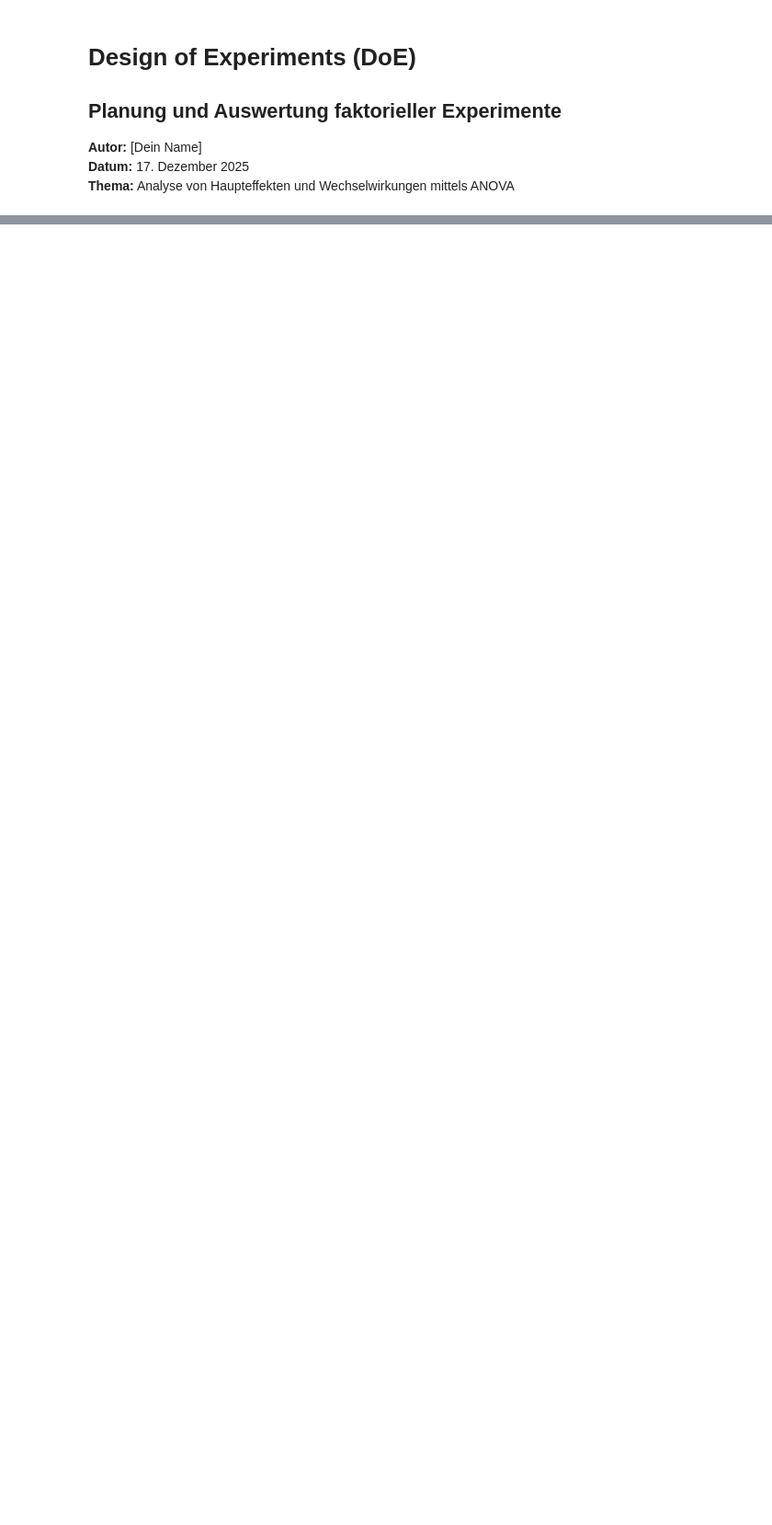
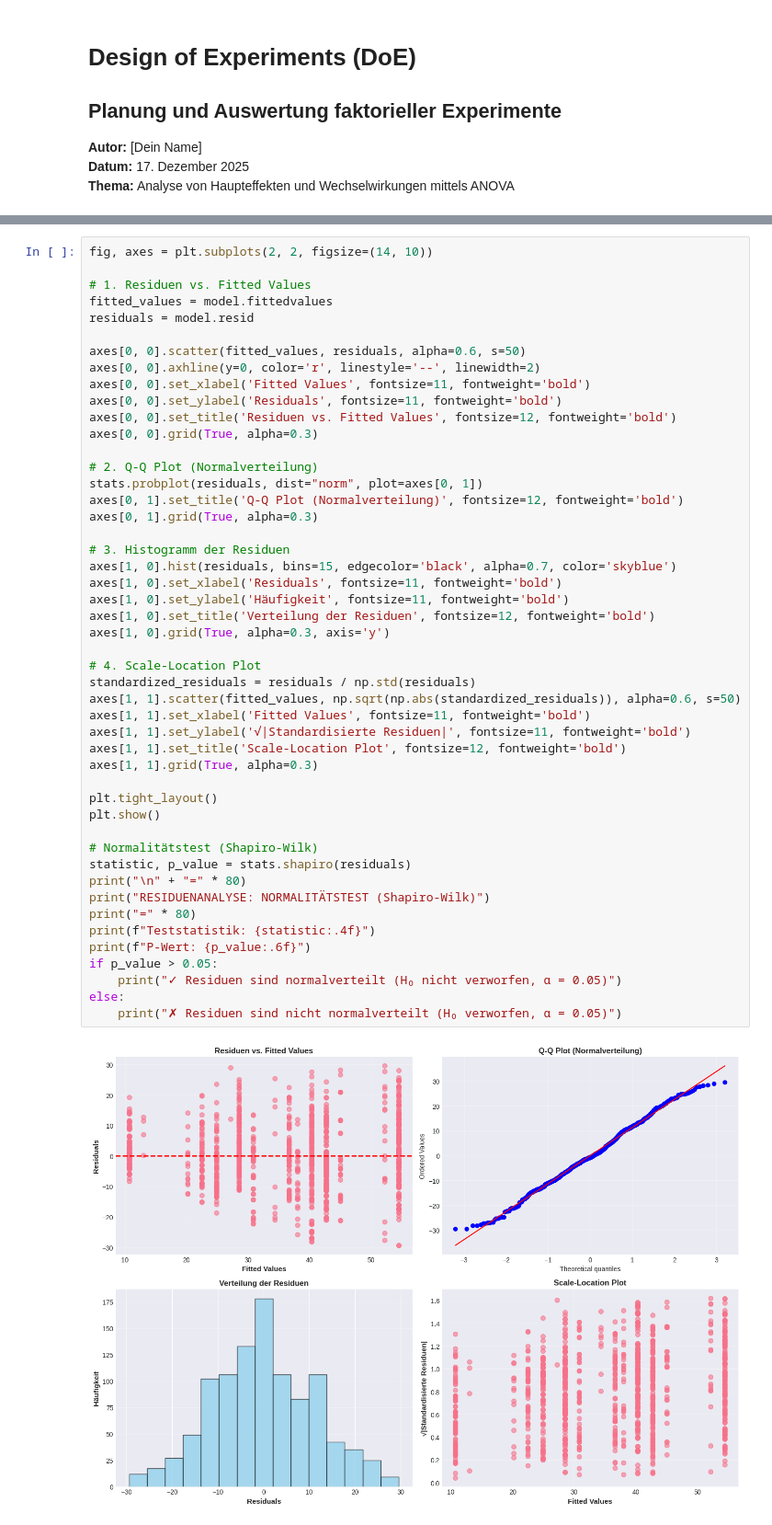
Before and after one commit to ibinsandig/DA-Design-of-Experiments, a Jupyter notebook: perplexity.ipynb, the cells around one changed output, grey strips where cells are left out. Shown at 92% size. Drawn from its saved outputs; the diff is of its cells as text; blank space fills up the shorter version.

```diff
--- a/perplexity.ipynb
+++ b/perplexity.ipynb
@@ -97,0 +718,50 @@ sns.set_palette("husl")
+# %%
+fig, axes = plt.subplots(2, 2, figsize=(14, 10))
+
+# 1. Residuen vs. Fitted Values
+fitted_values = model.fittedvalues
+residuals = model.resid
+
+axes[0, 0].scatter(fitted_values, residuals, alpha=0.6, s=50)
+axes[0, 0].axhline(y=0, color='r', linestyle='--', linewidth=2)
+axes[0, 0].set_xlabel('Fitted Values', fontsize=11, fontweight='bold')
+axes[0, 0].set_ylabel('Residuals', fontsize=11, fontweight='bold')
+axes[0, 0].set_title('Residuen vs. Fitted Values', fontsize=12, fontweight='bold')
+axes[0, 0].grid(True, alpha=0.3)
+
+# 2. Q-Q Plot (Normalverteilung)
+stats.probplot(residuals, dist="norm", plot=axes[0, 1])
+axes[0, 1].set_title('Q-Q Plot (Normalverteilung)', fontsize=12, fontweight='bold')
+axes[0, 1].grid(True, alpha=0.3)
+
+# 3. Histogramm der Residuen
+axes[1, 0].hist(residuals, bins=15, edgecolor='black', alpha=0.7, color='skyblue')
+axes[1, 0].set_xlabel('Residuals', fontsize=11, fontweight='bold')
+axes[1, 0].set_ylabel('Häufigkeit', fontsize=11, fontweight='bold')
+axes[1, 0].set_title('Verteilung der Residuen', fontsize=12, fontweight='bold')
+axes[1, 0].grid(True, alpha=0.3, axis='y')
+
+# 4. Scale-Location Plot
+standardized_residuals = residuals / np.std(residuals)
+axes[1, 1].scatter(fitted_values, np.sqrt(np.abs(standardized_residuals)), alpha=0.6, s=50)
+axes[1, 1].set_xlabel('Fitted Values', fontsize=11, fontweight='bold')
+axes[1, 1].set_ylabel('√|Standardisierte Residuen|', fontsize=11, fontweight='bold')
+axes[1, 1].set_title('Scale-Location Plot', fontsize=12, fontweight='bold')
+axes[1, 1].grid(True, alpha=0.3)
+
+plt.tight_layout()
+plt.show()
+
+# Normalitätstest (Shapiro-Wilk)
+statistic, p_value = stats.shapiro(residuals)
+print("\n" + "=" * 80)
+print("RESIDUENANALYSE: NORMALITÄTSTEST (Shapiro-Wilk)")
+print("=" * 80)
+print(f"Teststatistik: {statistic:.4f}")
+print(f"P-Wert: {p_value:.6f}")
+if p_value > 0.05:
+    print("✓ Residuen sind normalverteilt (H₀ nicht verworfen, α = 0.05)")
+else:
+    print("✗ Residuen sind nicht normalverteilt (H₀ verworfen, α = 0.05)")
+# %% [output]
+[figure, added]
```
Also changed, not shown: parts of 32 cells of this notebook.
